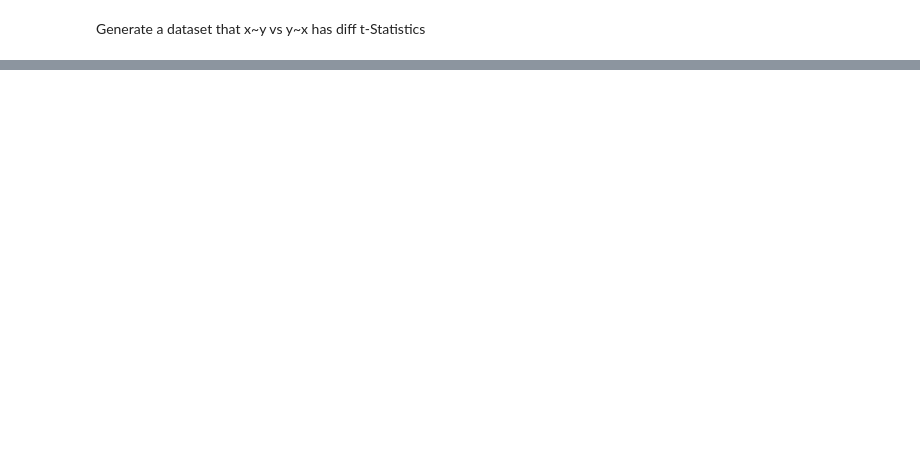
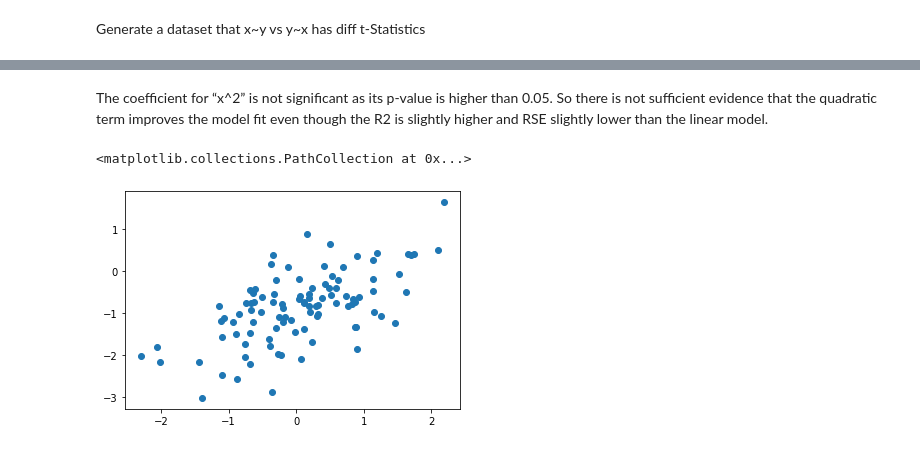
Before and after one commit to VirtualMars/StatisticalLearningPython, a Jupyter notebook: 3.7Exercises_Applied.ipynb, the cells around one changed output, grey strips where cells are left out. Drawn from its saved outputs; the diff is of its cells as text; code cells hidden in the pictures; blank space fills up the shorter version.

```diff
--- a/3.7Exercises_Applied.ipynb
+++ b/3.7Exercises_Applied.ipynb
@@ -370,0 +443,13 @@ Warnings:
+# %% [markdown]
+The coefficient for “x^2” is not significant as its p-value is higher than 0.05. So there is not sufficient evidence that the quadratic term improves the model fit even though the R2 is slightly higher and RSE slightly lower than the linear model.
+# %%
+#addming more noise in the data by increasing eps's sd value
+np.random.seed(1)
+x = np.random.normal(size=100, loc=0, scale = 1)
+sd = np.sqrt(0.5)
+eps = np.random.normal(size=100, loc=0, scale=sd)
+y= -1 +0.5*x+eps
+plt.scatter(x,y)
+# %% [output]
+<matplotlib.collections.PathCollection at 0x...>
+[figure, added]
```
Also changed, not shown: parts of 32 cells of this notebook.
